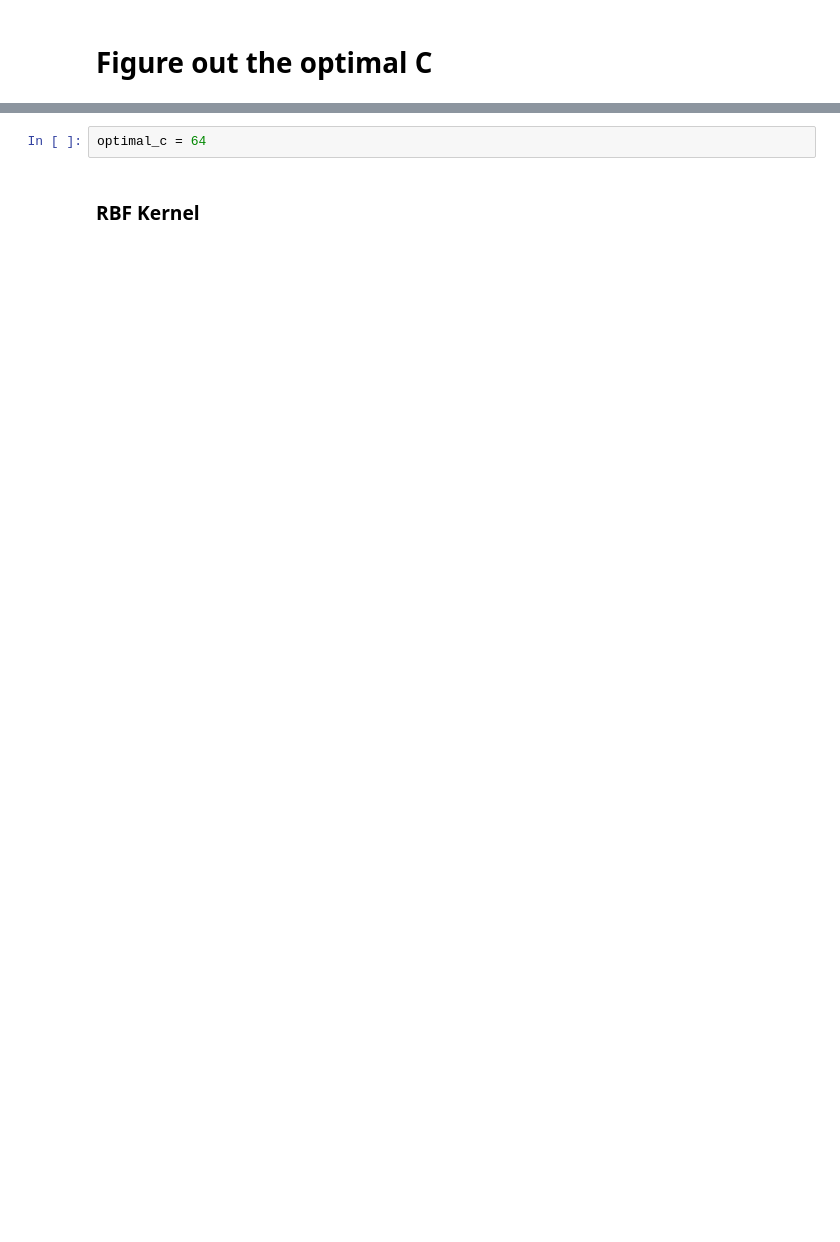
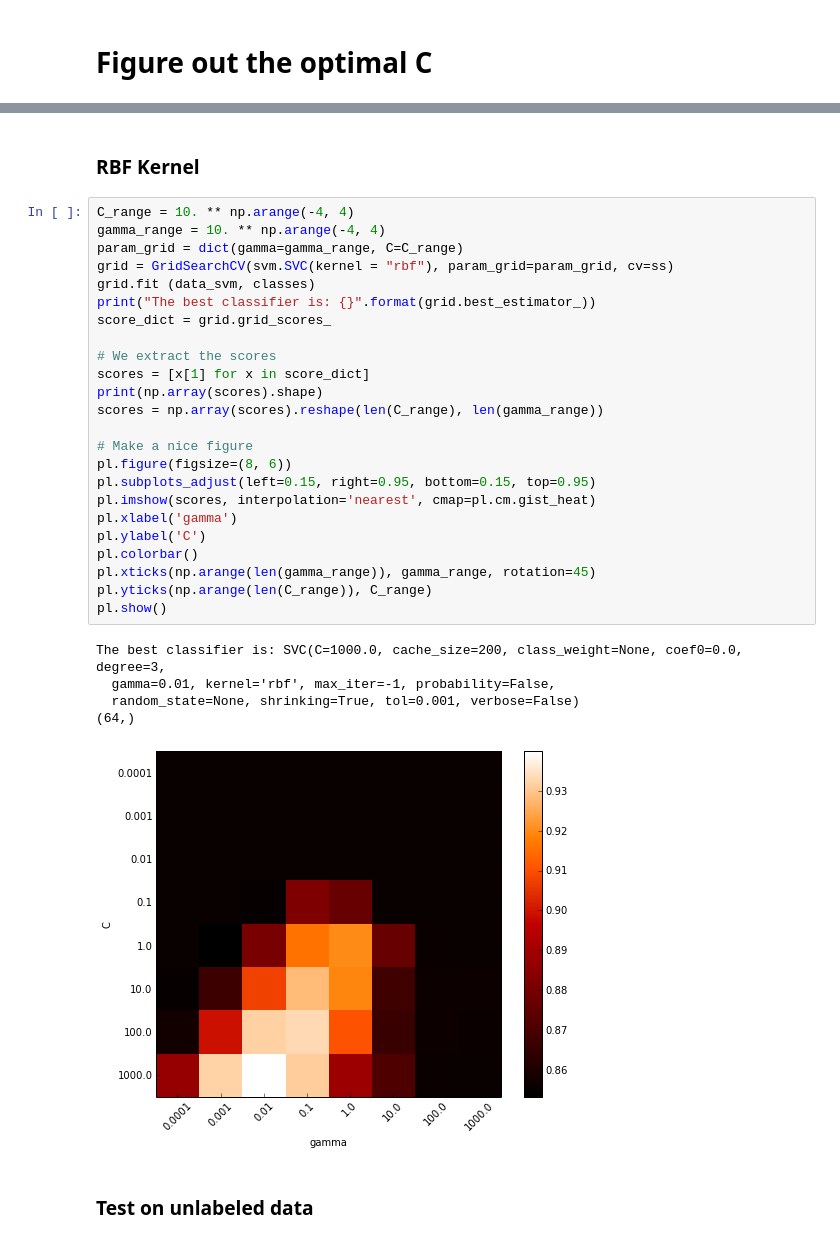
Before and after one commit to ElMejorEquipoDeLaSerena/VariableStarsClassification, a Jupyter notebook: Final.ipynb, the cells around one changed output, grey strips where cells are left out. Drawn from its saved outputs; the diff is of its cells as text; blank space fills up the shorter version.

```diff
--- a/Final.ipynb
+++ b/Final.ipynb
@@ -183,4 +189,34 @@ The best classifier is: LinearSVC(C=0.0001, class_weight=None, dual=True, fit_in
-# %%
-optimal_c = 64
 # %% [markdown]
 ### RBF Kernel
+# %%
+C_range = 10. ** np.arange(-4, 4)
+gamma_range = 10. ** np.arange(-4, 4)
+param_grid = dict(gamma=gamma_range, C=C_range)
+grid = GridSearchCV(svm.SVC(kernel = "rbf"), param_grid=param_grid, cv=ss)
+grid.fit (data_svm, classes)
+print("The best classifier is: {}".format(grid.best_estimator_))
+score_dict = grid.grid_scores_
+
+# We extract the scores
+scores = [x[1] for x in score_dict]
+print(np.array(scores).shape)
+scores = np.array(scores).reshape(len(C_range), len(gamma_range))
+
+# Make a nice figure
+pl.figure(figsize=(8, 6))
+pl.subplots_adjust(left=0.15, right=0.95, bottom=0.15, top=0.95)
+pl.imshow(scores, interpolation='nearest', cmap=pl.cm.gist_heat)
+pl.xlabel('gamma')
+pl.ylabel('C')
+pl.colorbar()
+pl.xticks(np.arange(len(gamma_range)), gamma_range, rotation=45)
+pl.yticks(np.arange(len(C_range)), C_range)
+pl.show()
+# %% [output]
+The best classifier is: SVC(C=1000.0, cache_size=200, class_weight=None, coef0=0.0, degree=3,
+  gamma=0.01, kernel='rbf', max_iter=-1, probability=False,
+  random_state=None, shrinking=True, tol=0.001, verbose=False)
+(64,)
+[figure, added]
+# %% [markdown]
+### Test on unlabeled data
```
Also changed, not shown: parts of 19 cells of this notebook, 2 other files.
